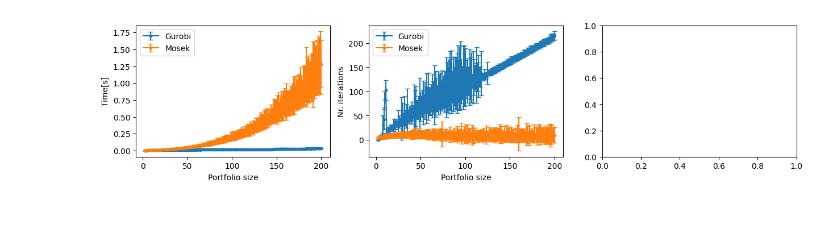
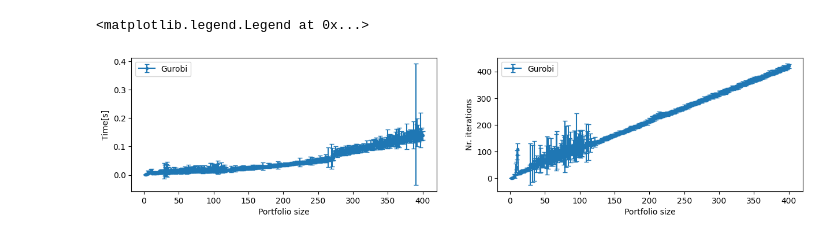
Before and after one commit to seba2390/Azurestuff, a Jupyter notebook: scripts/classical_solvers.ipynb, the cells around one changed output. Drawn from its saved outputs; the diff is of its cells as text; code cells hidden in the pictures.

```diff
--- a/scripts/classical_solvers.ipynb
+++ b/scripts/classical_solvers.ipynb
@@ -70,11 +70,12 @@ def classical_solve(datapoint):
     return {'mosek':{'times': mosek_times, 'iterations': mosek_iters, 'values': mosek_values},
             'gurobi':{'times': gurobi_times, 'iterations': gurobi_iters, 'values': gurobi_values}}
 # %%
-N_min, N_max = 2, 200
-N_seeds = 100
+N_min, N_max = 2, 400
+use_gurobi, use_mosek = True, False
+N_seeds = 30
 datapoints = []
 for seed in range(N_seeds):
-    datapoints.append((seed, range(N_min,N_max+1)))
+    datapoints.append((seed, range(N_min,N_max+1), use_gurobi, use_mosek))
 # %%
 results = Parallel(n_jobs=os.cpu_count()-2, verbose=51, backend='loky')(delayed(classical_solve)(datapoint) for datapoint in datapoints)
 # %% [output]
@@ -107,25 +120,28 @@ for result in results:
     mosek_iter_results.append(result['mosek']['iterations'])
     mosek_values.append(result['mosek']['values'])
 # %%
-fig, ax = plt.subplots(1,3,figsize=(15,3))
-ax[0].errorbar(list(range(N_min,N_max+1)), np.mean(gurobi_time_results,axis=0), yerr=np.std(gurobi_time_results,axis=0),fmt='.-', capsize=3, label='Gurobi')
-ax[1].errorbar(list(range(N_min,N_max+1)), np.mean(gurobi_iter_results,axis=0), yerr=np.std(gurobi_iter_results,axis=0),fmt='.-', capsize=3, label='Gurobi')
+fig, ax = plt.subplots(1,2,figsize=(15,3))
 
+if use_gurobi:
+    ax[0].errorbar(list(range(N_min,N_max+1)), np.mean(gurobi_time_results,axis=0), yerr=np.std(gurobi_time_results,axis=0),fmt='.-', capsize=3, label='Gurobi')
+    ax[1].errorbar(list(range(N_min,N_max+1)), np.mean(gurobi_iter_results,axis=0), yerr=np.std(gurobi_iter_results,axis=0),fmt='.-', capsize=3, label='Gurobi')
 
-ax[0].errorbar(list(range(N_min,N_max+1)), np.mean(mosek_time_results,axis=0), yerr=np.std(mosek_time_results,axis=0),fmt='.-', capsize=3, label='Mosek')
-ax[1].errorbar(list(range(N_min,N_max+1)), np.mean(mosek_iter_results,axis=0), yerr=np.std(mosek_iter_results,axis=0),fmt='.-', capsize=3, label='Mosek')
+if use_mosek:
+    ax[0].errorbar(list(range(N_min,N_max+1)), np.mean(mosek_time_results,axis=0), yerr=np.std(mosek_time_results,axis=0),fmt='.-', capsize=3, label='Mosek')
+    ax[1].errorbar(list(range(N_min,N_max+1)), np.mean(mosek_iter_results,axis=0), yerr=np.std(mosek_iter_results,axis=0),fmt='.-', capsize=3, label='Mosek')
 
 
 
 ax[0].set_xlabel('Portfolio size')
 ax[1].set_xlabel('Portfolio size')
 
 ax[0].set_ylabel('Time[s]')
 ax[1].set_ylabel('Nr. iterations')
 
 ax[0].legend(loc='best')
 ax[1].legend(loc='best')
 
-plt.savefig('classical_scaling.png',dpi=300)
+#plt.savefig('classical_scaling.png',dpi=300)
 # %% [output]
+<matplotlib.legend.Legend at 0x...>
-[figure, old version]
+[figure, new version]
```
Also changed, not shown: parts of 2 cells of this notebook, 9 other files.
